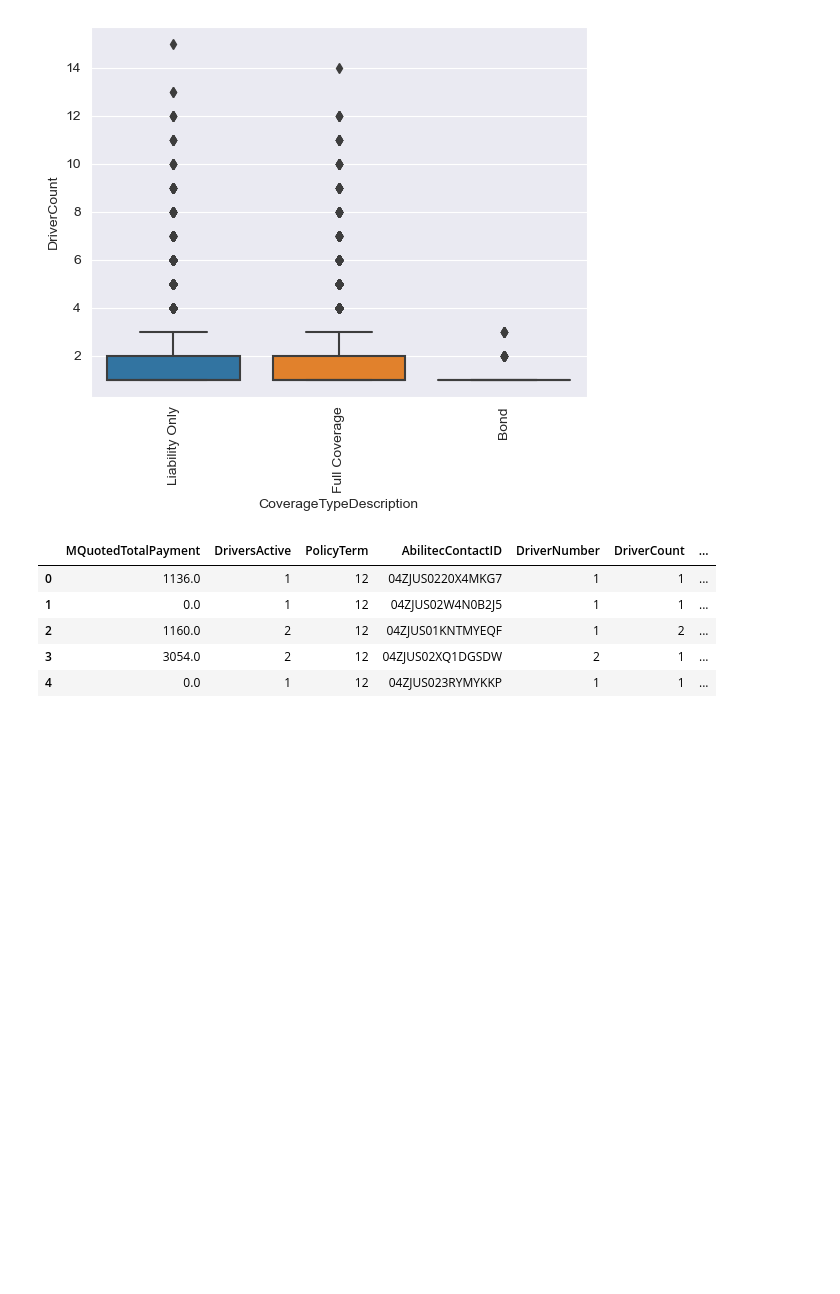
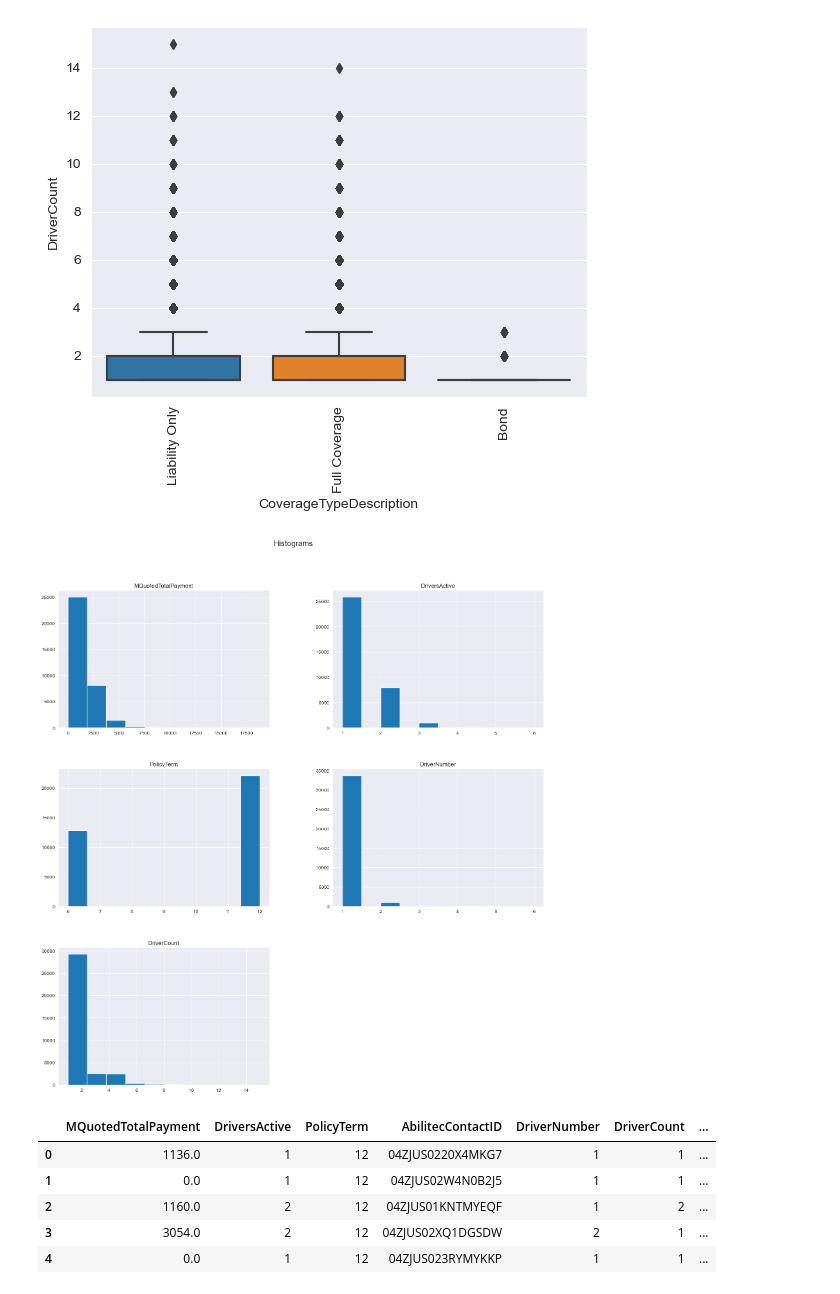
Before and after one commit to Spikes666/Final-Project-3550, a Jupyter notebook: Pr0Fin_SartinoN.ipynb, the cells around one changed output. Saved outputs shown, nothing was run; the diff lists cells and outputs as text; code cells hidden in the pictures; blank space fills up the shorter version.

```diff
--- a/Pr0Fin_SartinoN.ipynb
+++ b/Pr0Fin_SartinoN.ipynb
@@ -135,6 +139,17 @@ ax.set_xticklabels(ax.get_xticklabels(),rotation=90)
 plt.show()
 # %% [output]
 [figure]
+# %%
+# Histograms
+df_MasterQuote.hist(figsize=(18, 18))
+
+# Customize titles to make them smaller
+plt.suptitle('Histograms', fontsize=16)  # Overall title
+plt.subplots_adjust(top=0.9)  # Adjust the top margin to make space for the subtitle
+
+plt.show()
+# %% [output]
+[figure, added]
 # %%
 # Get dummies for 'CoverageTypeDescription' and 'NamedInsuredMaritalStatus'
 df_MasterQuote = pd.get_dummies(df_MasterQuote, columns=['CoverageTypeDescription', 'NamedInsuredMaritalStatus'], drop_first=True,dummy_na=True)
```
Also changed, not shown: parts of 7 cells of this notebook.
